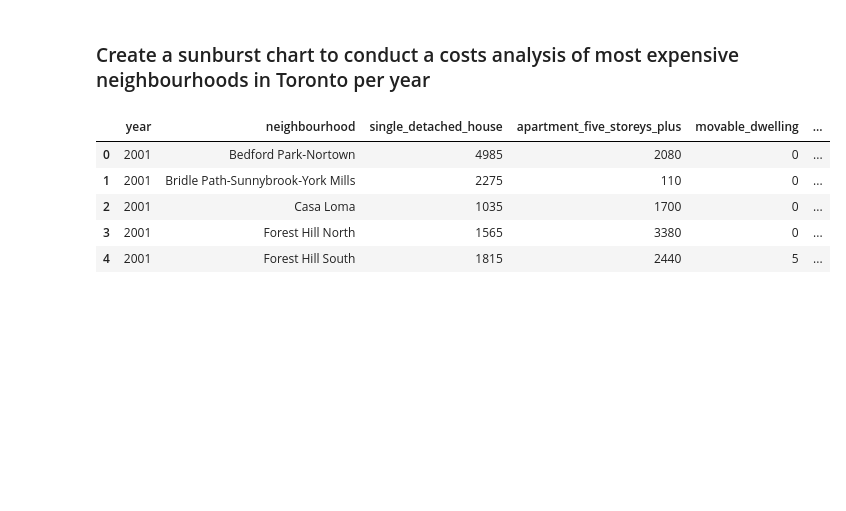
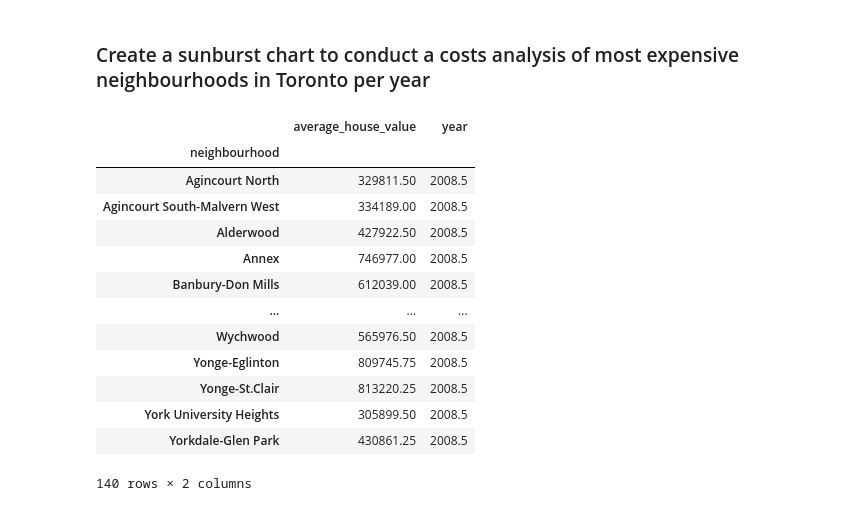
Before and after one commit to Nitin-Thomas/pyviz_homework, a Jupyter notebook: rental_analysis.ipynb, the cells around one changed output. Drawn from its saved outputs; the diff is of its cells as text; code cells hidden in the pictures; blank space fills up the shorter version.

```diff
--- a/rental_analysis.ipynb
+++ b/rental_analysis.ipynb
@@ -490,11 +538,23 @@ In this section, you will use Plotly express to a couple of plots that investors
 ### Create a sunburst chart to conduct a costs analysis of most expensive neighbourhoods in Toronto per year
 # %%
 # Fetch the data from all expensive neighbourhoods per year.
-# YOUR CODE HERE!
+expensive_neighbourhood_opt = housing_data[['average_house_value',
+                     'neighbourhood','year'
+                    ]]
+top10_dataset_opt = expensive_neighbourhood_opt.groupby('neighbourhood').mean()
+top10_dataset_opt
 # %% [output]
-|  | year | neighbourhood | single_detached_house | apartment_five_storeys_plus | movable_dwelling | ... |
-| 0 | 2001 | Bedford Park-Nortown | 4985 | 2080 | 0 | ... |
-| 1 | 2001 | Bridle Path-Sunnybrook-York Mills | 2275 | 110 | 0 | ... |
-| 2 | 2001 | Casa Loma | 1035 | 1700 | 0 | ... |
-| 3 | 2001 | Forest Hill North | 1565 | 3380 | 0 | ... |
-| 4 | 2001 | Forest Hill South | 1815 | 2440 | 5 | ... |
+|  | average_house_value | year |
+| neighbourhood |  |  |
+| Agincourt North | 329811.50 | 2008.5 |
+| Agincourt South-Malvern West | 334189.00 | 2008.5 |
+| Alderwood | 427922.50 | 2008.5 |
+| Annex | 746977.00 | 2008.5 |
+| Banbury-Don Mills | 612039.00 | 2008.5 |
+| ... | ... | ... |
+| Wychwood | 565976.50 | 2008.5 |
+| Yonge-Eglinton | 809745.75 | 2008.5 |
+| Yonge-St.Clair | 813220.25 | 2008.5 |
+| York University Heights | 305899.50 | 2008.5 |
+| Yorkdale-Glen Park | 430861.25 | 2008.5 |
+140 rows × 2 columns
```
Also changed, not shown: parts of 12 cells of this notebook, 1 other file.
